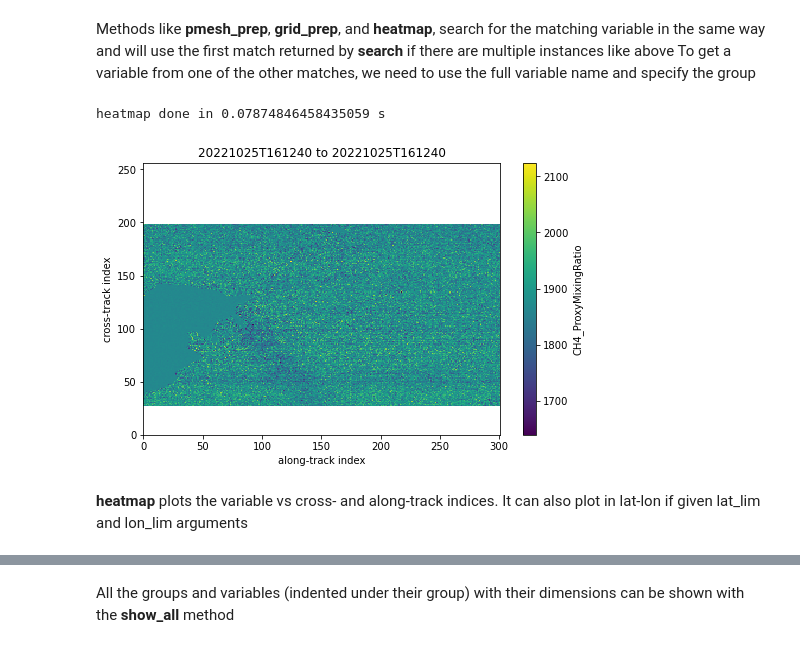
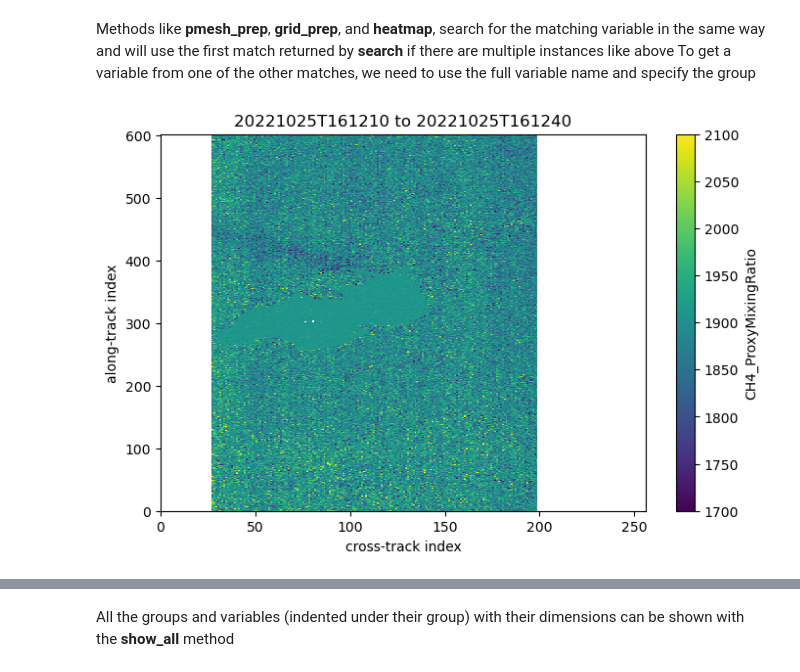
Before and after one commit to ekcomputer/msatutil, a Jupyter notebook: notebooks/msat_interface_example.ipynb, the cells around one changed output, grey strips where cells are left out. Cells and saved outputs as stored; diff of their text form; code cells hidden in the pictures.

```diff
--- a/notebooks/msat_interface_example.ipynb
+++ b/notebooks/msat_interface_example.ipynb
@@ -27,5 +42,4 @@ l2.file_names
 # %% [markdown]
 There are many granules in this **msat_collection** object, we can get a subset of granules over a powerplant
 # %%
-pp = l2.subset(ids=[0])
-pp.file_names
+pp = l2.subset(ids=[0,1])
@@ -50,9 +86,6 @@ Methods like **pmesh_prep**, **grid_prep**, and **heatmap**, search for the matc
 To get a variable from one of the other matches, we need to use the full variable name and specify the group
 # %%
 ion()
-pp.heatmap('CH4_ProxyMixingRatio',grp='Posteriori_Profile',scale=1e9)
+pp.heatmap('CH4_ProxyMixingRatio',grp='Posteriori_Profile',scale=1e9,vminmax=[1700,2100])
 # %% [output]
-heatmap done in 0.07874846458435059 s
-[figure, old version]
+[figure, new version]
-# %% [markdown]
-**heatmap** plots the variable vs cross- and along-track indices. It can also plot in lat-lon if given lat_lim and lon_lim arguments
```
Also changed, not shown: parts of 27 cells of this notebook, 2 other files.
